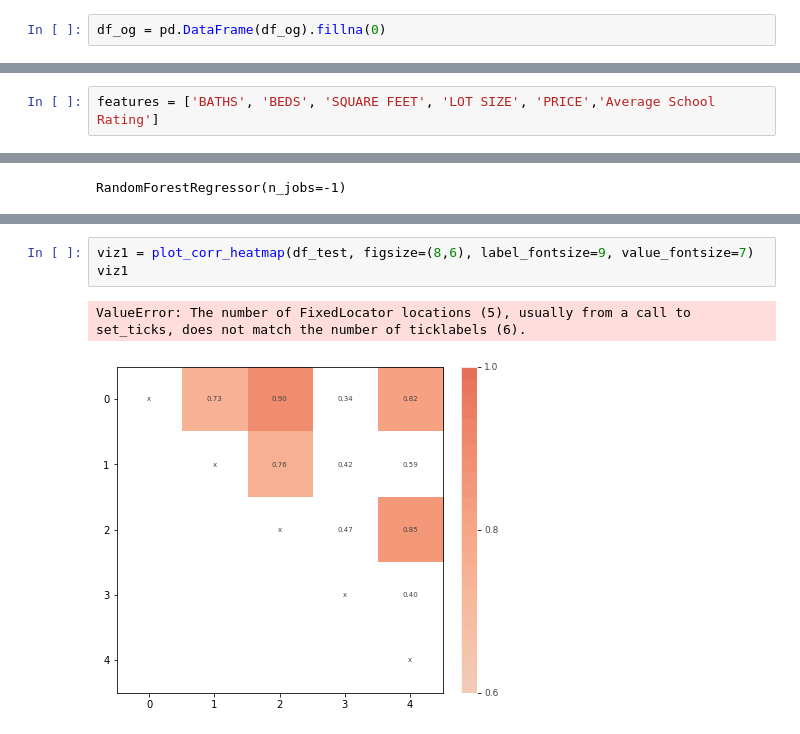
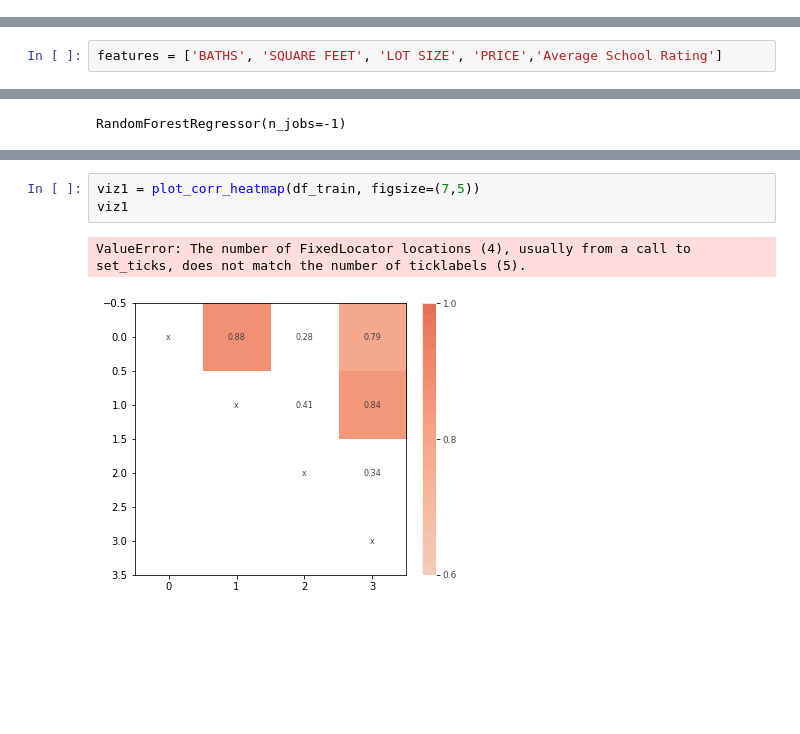
Before and after one commit to lromano0706/finalproject, a Jupyter notebook: ML model v2.ipynb, the cells around one changed output, grey strips where cells are left out. Cells and saved outputs as stored; diff of their text form; blank space fills up the shorter version.

```diff
--- a/ML model v2.ipynb
+++ b/ML model v2.ipynb
@@ -12,5 +12,3 @@ df_og = pd.read_csv('Data/Clean_Real_Estate.csv')
-# %%
-df_og = pd.DataFrame(df_og).fillna(0)
 # %%
 df = df_og.copy()
 # %%
@@ -64,5 +46,5 @@ df_train, df_test = train_test_split(df, test_size=.20)
 # %%
-features = ['BATHS', 'BEDS', 'SQUARE FEET', 'LOT SIZE', 'PRICE','Average School Rating']
+features = ['BATHS', 'SQUARE FEET', 'LOT SIZE', 'PRICE','Average School Rating']
 # %%
 df_train = df_train[features]
 df_test = df_test[features]
@@ -99,8 +89,8 @@ viz.view()
 # %%
-viz1 = plot_corr_heatmap(df_test, figsize=(8,6), label_fontsize=9, value_fontsize=7)
+viz1 = plot_corr_heatmap(df_train, figsize=(7,5))
 viz1
 # %% [output]
-ValueError: The number of FixedLocator locations (5), usually from a call to set_ticks, does not match the number of ticklabels (6).
+ValueError: The number of FixedLocator locations (4), usually from a call to set_ticks, does not match the number of ticklabels (5).
-[figure, old version]
+[figure, new version]
 # %%
 sorted(zip(rf.feature_importances_, features), reverse=True)
```
Also changed, not shown: parts of 17 cells of this notebook.
